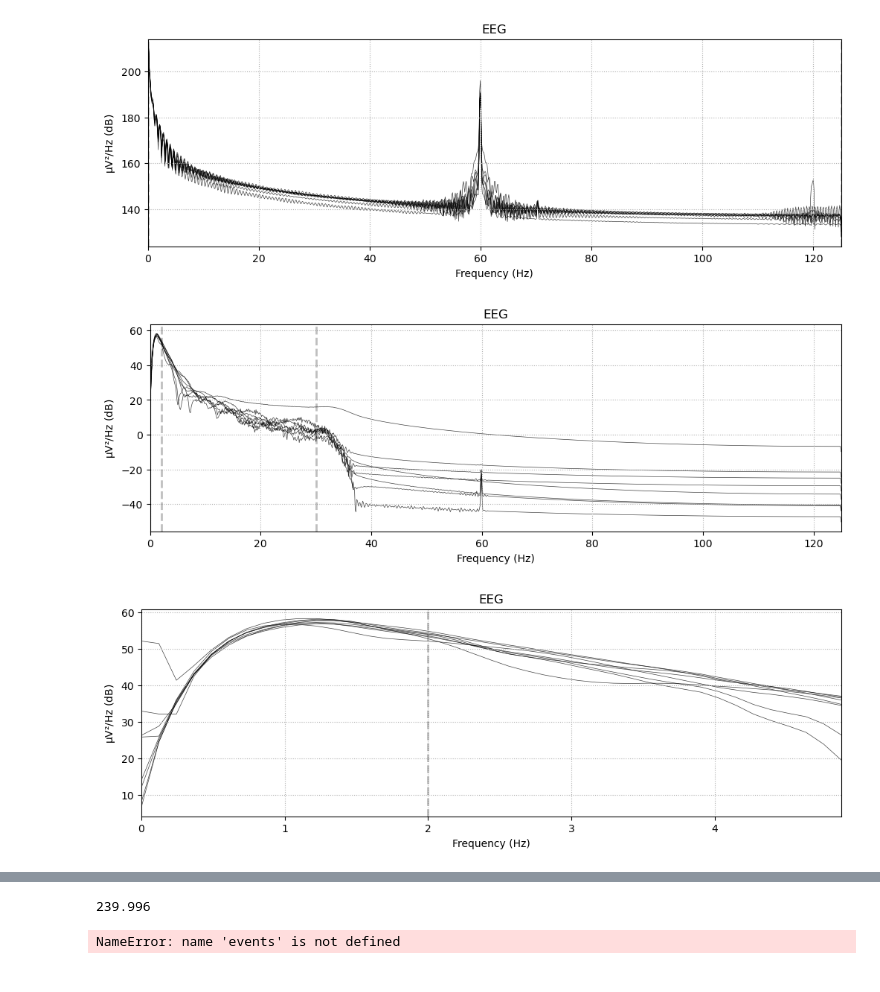
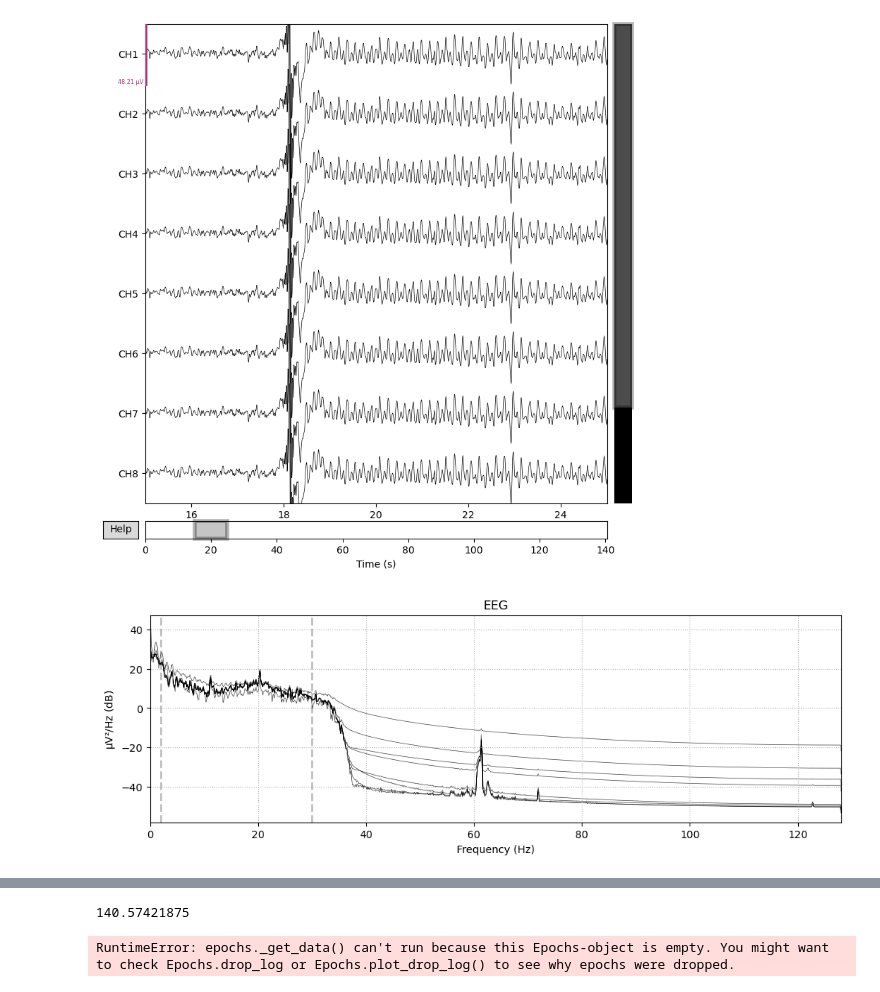
Before and after one commit to KyaMas/EyeSpy-AI, a Jupyter notebook: preprocessing.ipynb, the cells around one changed output, grey strips where cells are left out. Cells and saved outputs as stored; diff of their text form; code cells hidden in the pictures.

Commit message:
finished preprocessing up to mne events and epoch creation

```diff
--- a/preprocessing.ipynb
+++ b/preprocessing.ipynb
@@ -7,13 +7,15 @@ import numpy as np
 import pandas as pd
 import matplotlib.pyplot as plt
 # %%
-# load data from .csv file name 'meditation_recording_recent.csv'
-data = pd.read_csv('meditation_recording_recent.csv', skiprows=0, usecols={*range(0, 8)}, header=0)
+# load data from .csv file name 'combined_recording_##########.csv' from data/recordings folder, use columns 0-7, 17, 19
+data = pd.read_csv('data/recordings/combined_recording_1701570005.csv', usecols=[0,1,2,3,4,5,6,7,18,20])
 
 # channel info (check electode placement/name and columsn in data)
-ch_names = ['CH1', 'CH2', 'CH3', 'CH4', 'CH5', 'CH6', 'CH7', 'CH8']
-sfreq = 250
-ch_types = ['eeg'] * 8 # 8 channels of EEG data
+ch_names = ['CH1', 'CH2', 'CH3', 'CH4', 'CH5', 'CH6', 'CH7', 'CH8', 'Type', 'TimeStamp']
+sfreq = 256  # sampling frequency in Hz
+
+# channel types (8 channels of EEG data and 2 for image type and stimulus time)
+ch_types = ['eeg'] * 8 + ['misc'] * 2
 
 # create info object and raw data object
 info = mne.create_info(ch_names, sfreq, ch_types=ch_types)
@@ -101,7 +120,7 @@ Data
 | Lowpass | 30.00 Hz |
 # %%
 raw.plot(start=15, duration=10, n_channels=8, scalings='auto')
+raw.compute_psd().plot()
 # %% [output]
-[figure, old version]
+[figure, new version]
-[figure, old version]
+[figure, new version]
-[figure, removed]
@@ -112,16 +129,16 @@ raw.plot(start=15, duration=10, n_channels=8, scalings='auto')
 scan_durn = raw._data.shape[1] / raw.info['sfreq']
 scan_durn
 # %% [output]
-239.996
+140.57421875
 # %%
 # make epochs
-epochs = mne.Epochs(raw, events, tmin=0, tmax=scan_durn, baseline=None, proj=False, detrend=1, preload=True, event_repeated='drop',
+epochs = mne.Epochs(raw, events, tmin=0, tmax=scan_durn, baseline=None, proj=False, detrend=1, preload=True, event_repeated='merge',
                     reject = dict(eeg=1e-3))
 
 labels = epochs.events[:, -1]
 psd = epochs.compute_psd(method='multitaper', tmin=0, tmax=scan_durn, fmin=2, fmax=30, picks='eeg')
 # %% [output]
-NameError: name 'events' is not defined
+RuntimeError: epochs._get_data() can't run because this Epochs-object is empty. You might want to check Epochs.drop_log or Epochs.plot_drop_log() to see why epochs were dropped.
 # %%
 # convert to db and reshape
 psd_db = 10 * np.log10(psd)
```
Also changed, not shown: parts of 7 cells of this notebook.
